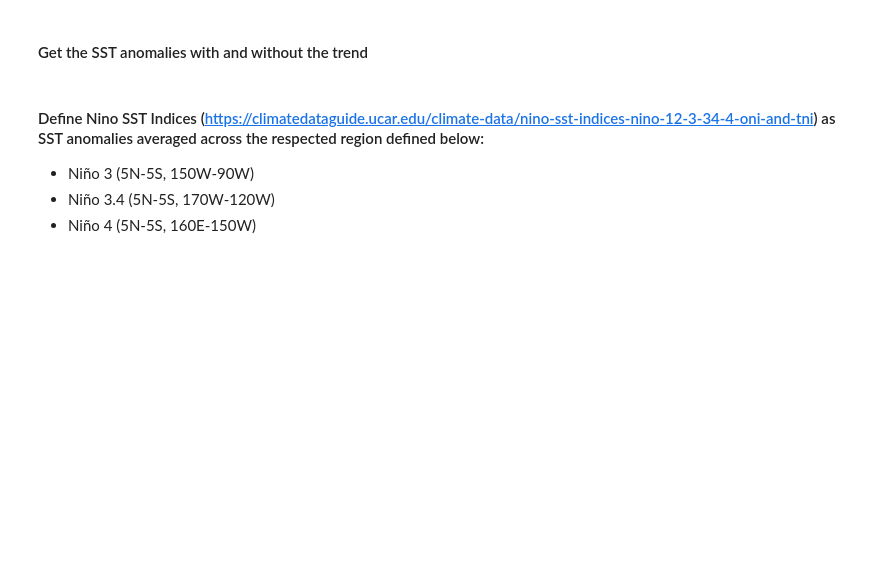
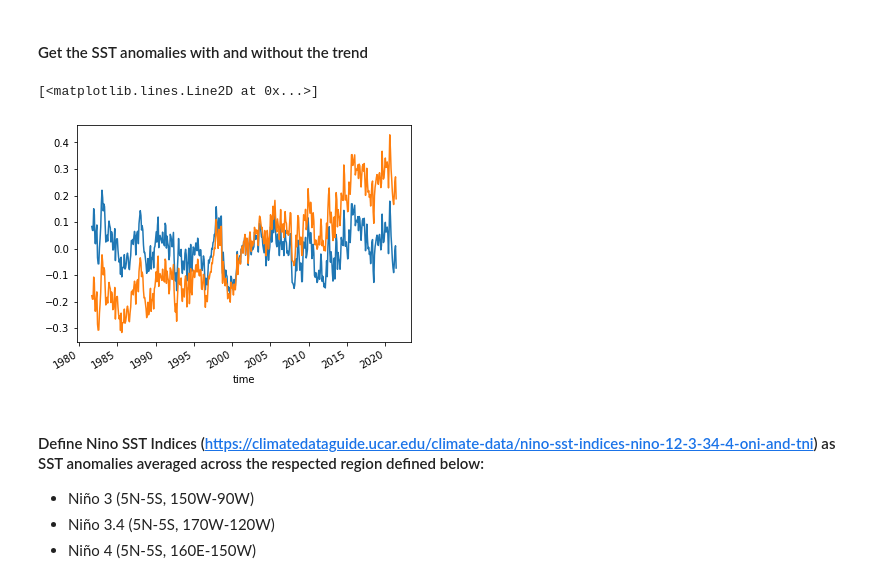
Before and after one commit to ocetrac/marine-heatwaves, a Jupyter notebook: 00_preprocess.ipynb, the cells around one changed output. Saved outputs shown, nothing was run; the diff lists cells and outputs as text; code cells hidden in the pictures; blank space fills up the shorter version.

```diff
--- a/00_preprocess.ipynb
+++ b/00_preprocess.ipynb
@@ -25,0 +23,3 @@ ds.load();
+# %%
+da = ds.sst.isel(zlev=0)
+da.load()
@@ -28,25 +46,25 @@ ds.load();
 # %%
-years = pd.DatetimeIndex(ds.time.values).year
-months = pd.DatetimeIndex(ds.time.values).month
+years = pd.DatetimeIndex(da.time.values).year
+months = pd.DatetimeIndex(da.time.values).month
 dyr = []
 for i in enumerate(years):
     I = i[1] + ((months[i[0]]-0.5)/12)
     dyr.append(I)
-ds['dyr'] = np.array(dyr)
+dyr = np.array(dyr)
 # %% [markdown]
 #### Decompose SST fields into mean, trend, annual, and semi-annual harmonics
 # %%
 # Our 6 coefficient model is composed of the mean, trend, annual sine and cosine harmonics, & semi-annual sine and cosine harmonics
-model = np.array([np.ones(len(ds.dyr))] + [dyr-np.mean(ds.dyr.values)] + [np.sin(2*np.pi*ds.dyr.values)] + [np.cos(2*np.pi*ds.dyr.values)] + [np.sin(4*np.pi*ds.dyr.values)] + [np.cos(4*np.pi*ds.dyr.values)])
+model = np.array([np.ones(len(dyr))] + [dyr-np.mean(dyr)] + [np.sin(2*np.pi*dyr)] + [np.cos(2*np.pi*dyr)] + [np.sin(4*np.pi*dyr)] + [np.cos(4*np.pi*dyr)])
 
 # Take the pseudo-inverse of model to 'solve' least-squares problem
 pmodel = np.linalg.pinv(model)
 
 # Convert model and pmodel to xaray DataArray
-model_da = xr.DataArray(model.T, dims=['time','coeff'], coords={'time':ds.time.values, 'coeff':np.arange(1,7,1)})
-pmodel_da = xr.DataArray(pmodel.T, dims=['coeff','time'], coords={'coeff':np.arange(1,7,1), 'time':ds.time.values})
+model_da = xr.DataArray(model.T, dims=['time','coeff'], coords={'time':da.time.values, 'coeff':np.arange(1,7,1)})
+pmodel_da = xr.DataArray(pmodel.T, dims=['coeff','time'], coords={'coeff':np.arange(1,7,1), 'time':da.time.values})
 
 # resulting coefficients of the model
-sst_mod = xr.DataArray(pmodel_da.dot(ds.sst.isel(zlev=0)), dims=['coeff','lat','lon'], coords={'coeff':np.arange(1,7,1), 'lat':ds.lat.values, 'lon':ds.lon.values})
+sst_mod = xr.DataArray(pmodel_da.dot(da), dims=['coeff','lat','lon'], coords={'coeff':np.arange(1,7,1), 'lat':da.lat.values, 'lon':da.lon.values})
 # %%
 # Construction of the mean, trend, and seasonal cycle
@@ -57,12 +75,18 @@ seas = xr.DataArray(model_da[:,2:].dot(sst_mod[2:,:,:]), dims=['time','lat','lon
 #### Get the SST anomalies with and without the trend
 # %%
 # redefine SST with and without the trend
-sst_notrend = xr.DataArray((ds.sst.isel(zlev=0)-trend).values, dims=['time','lat','lon'], coords={'time':ds.time, 'lat':ds.lat.values, 'lon':ds.lon.values})
-sst_trend = xr.DataArray(ds.sst.isel(zlev=0).values, dims=['time','lat','lon'], coords={'time':ds.time, 'lat':ds.lat.values, 'lon':ds.lon.values})
+sst_notrend = xr.DataArray((da-trend).values, dims=['time','lat','lon'], coords={'time':ds.time, 'lat':ds.lat.values, 'lon':ds.lon.values})
+sst_trend = da
 
 # compute anomalies (SSTa) by removing model coefficients – with and without the trend
-ssta_notrend = xr.DataArray((ds.sst.isel(zlev=0).values-model_da.dot(sst_mod)).values, dims=['time','lat','lon'], coords={'time':ds.time, 'lat':ds.lat.values, 'lon':ds.lon.values})
-ssta_trend = xr.DataArray((ds.sst.isel(zlev=0).values-model_da.dot(sst_mod[[0,2,3,4,5],:,:])).values, dims=['time','lat','lon'], coords={'time':ds.time, 'lat':ds.lat.values, 'lon':ds.lon.values})
+ssta_notrend = xr.DataArray((da.values-model_da.dot(sst_mod)).values, dims=['time','lat','lon'], coords={'time':da.time, 'lat':da.lat.values, 'lon':da.lon.values})
+ssta_trend = xr.DataArray((da.values-model_da.dot(sst_mod[[0,2,3,4,5],:,:])).values, dims=['time','lat','lon'], coords={'time':da.time, 'lat':da.lat.values, 'lon':da.lon.values})
+# %%
+ssta_notrend.mean(('lat','lon')).plot()
+ssta_trend.mean(('lat','lon')).plot()
+# %% [output]
+[<matplotlib.lines.Line2D at 0x...>]
+[figure, added]
 # %% [markdown]
 #### Define Nino SST Indices (https://climatedataguide.ucar.edu/climate-data/nino-sst-indices-nino-12-3-34-4-oni-and-tni) as SST anomalies averaged across the respected region defined below:
 - Niño 3 (5N-5S, 150W-90W)
```
Also changed, not shown: parts of 16 cells of this notebook.
